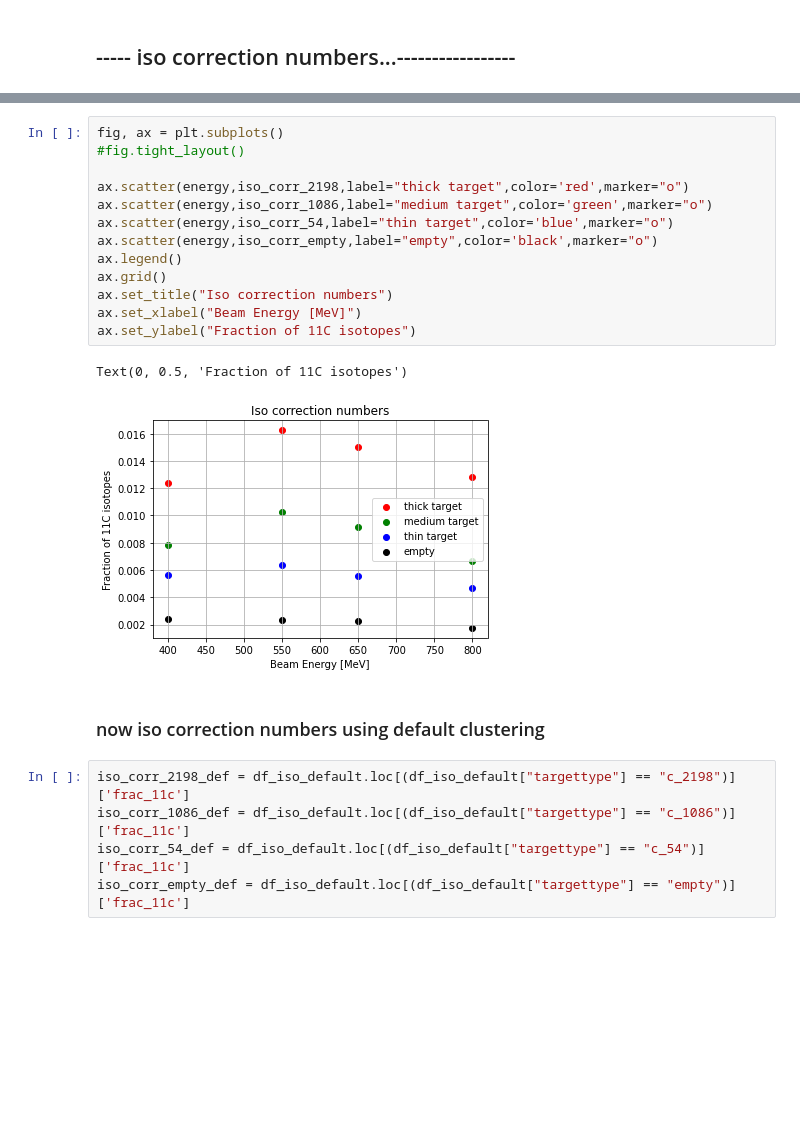
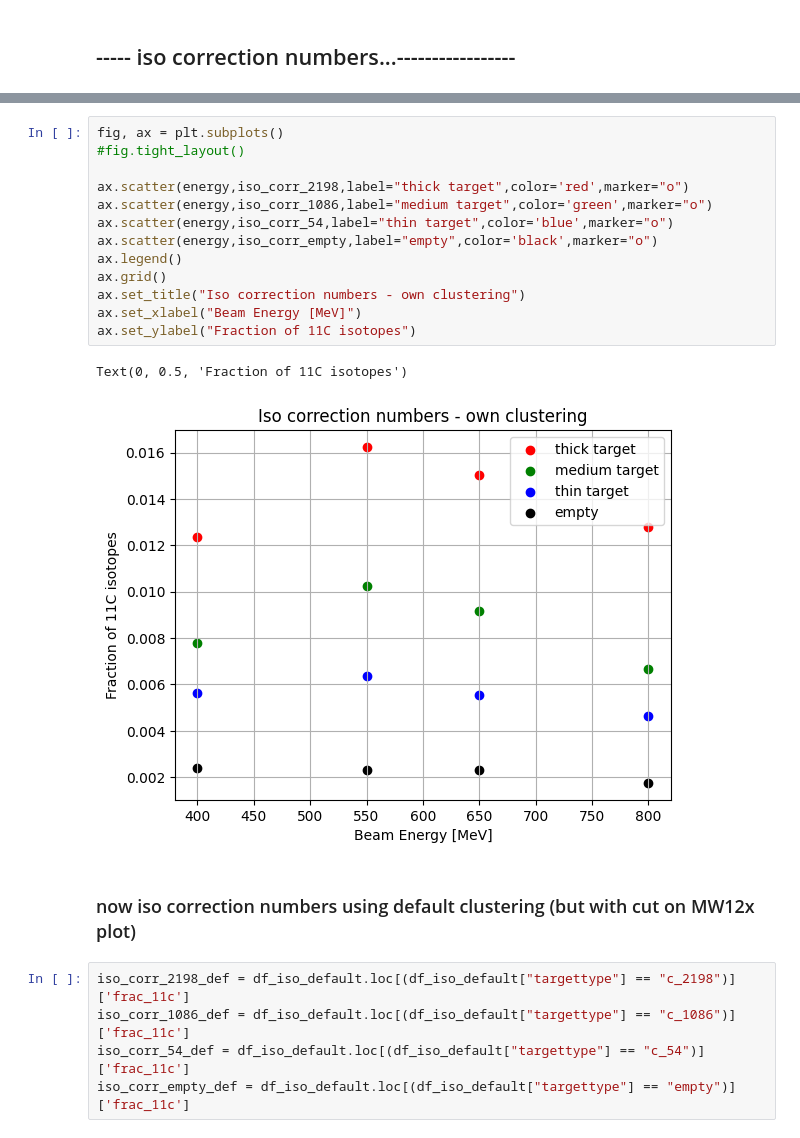
Before and after one commit to jenegger/r3bweek24_gsi, a Jupyter notebook: preliminary_charge_chaning_methods.ipynb, the cells around one changed output, grey strips where cells are left out. Drawn from its saved outputs; the diff is of its cells as text; blank space fills up the shorter version.

```diff
--- a/preliminary_charge_chaning_methods.ipynb
+++ b/preliminary_charge_chaning_methods.ipynb
@@ -1104,21 +1109,21 @@ Name: frac_11c, dtype: float64
 # %%
 fig, ax = plt.subplots()
 #fig.tight_layout()
 
 ax.scatter(energy,iso_corr_2198,label="thick target",color='red',marker="o")
 ax.scatter(energy,iso_corr_1086,label="medium target",color='green',marker="o")
 ax.scatter(energy,iso_corr_54,label="thin target",color='blue',marker="o")
 ax.scatter(energy,iso_corr_empty,label="empty",color='black',marker="o")
 ax.legend()
 ax.grid()
-ax.set_title("Iso correction numbers")
+ax.set_title("Iso correction numbers - own clustering")
 ax.set_xlabel("Beam Energy [MeV]")
 ax.set_ylabel("Fraction of 11C isotopes")
 # %% [output]
 Text(0, 0.5, 'Fraction of 11C isotopes')
-[figure, old version]
+[figure, new version]
 # %% [markdown]
-### now iso correction numbers using default clustering
+### now iso correction numbers using default clustering (but with cut on MW12x plot)
 # %%
 iso_corr_2198_def = df_iso_default.loc[(df_iso_default["targettype"] == "c_2198")]['frac_11c']
 iso_corr_1086_def = df_iso_default.loc[(df_iso_default["targettype"] == "c_1086")]['frac_11c']
```
Also changed, not shown: parts of 31 cells of this notebook, 16 other files.
